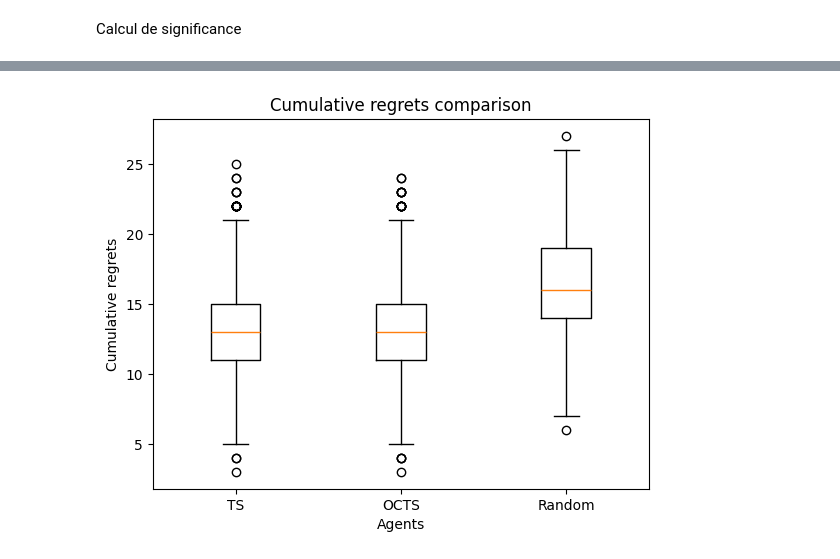
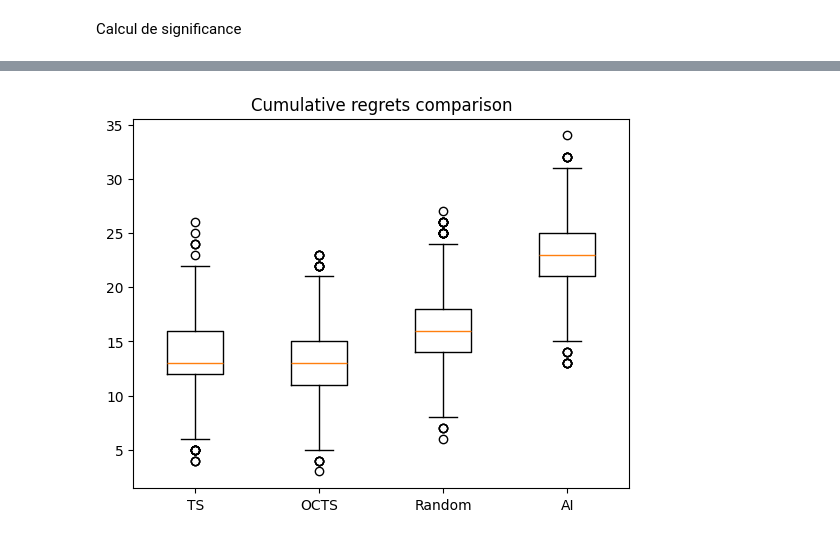
Before and after one commit to elichou/causal_simulations, a Jupyter notebook: CausalSimulationsNotebook.ipynb, the cells around one changed output, grey strips where cells are left out. Saved outputs shown, nothing was run; the diff lists cells and outputs as text; code cells hidden in the pictures.

```diff
--- a/CausalSimulationsNotebook.ipynb
+++ b/CausalSimulationsNotebook.ipynb
@@ -2638,10 +2644,10 @@ plt.show()
 # %%
-fig, axs = plt.subplots(1, 3, figsize=(20,5))
+fig, axs = plt.subplots(1, 4, figsize=(20,5))
 m = np.shape(p0)
 x = np.arange(m[1])
 
 
-for k in range(3):
+for k in range(4):
     axs[k].plot(x, locals()["p"+str(k)][0], label="P(win|not play)={}".format(0.6))
     axs[k].fill_between(x, locals()["p"+str(k)][0]-locals()["ps"+str(k)][0], locals()["p"+str(k)][0]+locals()["ps"+str(k)][0], alpha = 0.2)
     axs[k].set_title('P(play)')
@@ -2942,0 +2984,3 @@ plot_cumulative_regrets_causal_bandit()
+# %%
+ACTIONS = [("X",0),("X",1), ("Z", 0), ("Z", 1)]
+plot_prob(AIAgent, BernoulliCausalBandit, ACTIONS,  switch=0.8, reset_agent=True)
@@ -3197,14 +3246,14 @@ N = 5000
 def generate_cumulative_regrets_causal_bandit5():
     PARAMS = [0.9,0.1,0.6,0.4, 0.5, 0.9, 0.1]
     ACTIONS = [("X",0),("X",1), ("Z", 0), ("Z", 1)]
-    agents = [ TSAgent(ACTIONS), OCTSAgent(ACTIONS), Agent(ACTIONS)]#, AIBanditAgent(ACTIONS, PARAMS[4])]
+    agents = [ TSAgent(ACTIONS), OCTSAgent(ACTIONS), Agent(ACTIONS), AIAgent(ACTIONS)]#, AIBanditAgent(ACTIONS, PARAMS[4])]
     envs = [BernoulliCausalBandit(PARAMS) for i in range(len(agents))]
     regrets = [[] for i in range(len(agents))]
     final_regrets = [[] for _ in agents]  # Initialize final_regrets to store the final regret for each agent
 
     for i in tqdm(range(len(agents))):
 
-        agents = [ TSAgent(ACTIONS), OCTSAgent(ACTIONS), Agent(ACTIONS)]#, AIBanditAgent(ACTIONS, PARAMS[4])]
+        agents = [ TSAgent(ACTIONS), OCTSAgent(ACTIONS), Agent(ACTIONS), AIAgent(ACTIONS)]#, AIBanditAgent(ACTIONS, PARAMS[4])]
         current_agent = agents[i]
         current_env = envs[i]
         current_regret = []  # Initialize an empty list to store the regrets for each trial
@@ -3215,14 +3264,22 @@ def generate_cumulative_regrets_causal_bandit5():
             observation = current_env.reset()
 
             for k in range(20):
-                action = current_agent.choose_action(observation)
+                if (str(current_agent).find("AIAgent") > 0 ):
+                    action = current_agent.choose_action(observation, previous_action)
+                    previous_action = action
+                else:
+                    action = current_agent.choose_action(observation)
                 observation, reward, done, info = current_env.step({})
             #current_regret.append(current_env.regrets)
 
             for k in range(20):
-                action = current_agent.choose_action(observation)
+                if (str(current_agent).find("AIAgent") > 0 ):
+                    action = current_agent.choose_action(observation, previous_action)
+                    previous_action = action
+                else:
+                    action = current_agent.choose_action(observation)
                 observation, reward, done, info = current_env.step(action)
-            #current_regret.append(current_env.regrets)
+             #current_regret.append(current_env.regrets)
 
             # Append the final cumulative regret after 40 steps
             current_regret.append(np.sum(current_env.regrets))
@@ -3240,20 +3297,20 @@ def generate_cumulative_regrets_causal_bandit5():
 final_regrets = generate_cumulative_regrets_causal_bandit5()
 # %%
 
-flattened_final_regrets =final_regrets.reshape(3,N)
+flattened_final_regrets =final_regrets.reshape(4,N)
 
 # Les données pour chaque algorithme
 data_algo1 = flattened_final_regrets[0, :]
 data_algo2 = flattened_final_regrets[1, :]
 data_algo3 = flattened_final_regrets[2, :]
-#data_algo4 = flattened_final_regrets[3, :]
+data_algo4 = flattened_final_regrets[3, :]
 
 
 # Test de normalité (par exemple, test de Shapiro-Wilk)
 _, p1 = stats.shapiro(data_algo1)
 _, p2 = stats.shapiro(data_algo2)
 _, p3 = stats.shapiro(data_algo3)
-#_, p4 = stats.shapiro(data_algo4)
+_, p4 = stats.shapiro(data_algo4)
 
 # Si toutes les données sont normalement distribuées (p > 0.05)
 if p1 > 0.05 and p2 > 0.05 and p3 > 0.05: # and p4 > 0.05:
@@ -3261,15 +3318,15 @@ if p1 > 0.05 and p2 > 0.05 and p3 > 0.05: # and p4 > 0.05:
     f_value, p_value = stats.f_oneway(data_algo1, data_algo2, data_algo3)
     if p_value < 0.05:
         # Test post-hoc
-        all_data = np.concatenate([data_algo1, data_algo2, data_algo3])
-        groups = ['algo1']*N + ['algo2']*N + ['algo3']*N
+        all_data = np.concatenate([data_algo1, data_algo2, data_algo3, data_algo4])
+        groups = ['algo1']*N + ['algo2']*N + ['algo3']*N + ['algo4']*N
         tukey_result = pairwise_tukeyhsd(all_data, groups, alpha=0.05)
         print(tukey_result.summary())
 else:
     # Utiliser un test non-paramétrique si les données ne sont pas normales
     # Par exemple, le test de Kruskal-Wallis suivi de tests post-hoc appropriés
     #Test de Kruskal-Wallis
-    kruskal_stat, p_value = stats.kruskal(data_algo1, data_algo2, data_algo3)
+    kruskal_stat, p_value = stats.kruskal(data_algo1, data_algo2, data_algo3, data_algo4)
 
     print("Kruskal-Wallis H-statistic:", kruskal_stat)
     print("P-value:", p_value)
@@ -3295,18 +3352,18 @@ Différence significative entre le groupe 2 (p=0.0)
 Différence significative entre le groupe 3 (p=0.0)
 # %%
 # Créer un boxplot
-data_to_plot = [data_algo1, data_algo2, data_algo3]
+data_to_plot = [data_algo1, data_algo2, data_algo3, data_algo4]
 plt.boxplot(data_to_plot)
 
 plt.title('Cumulative regrets comparison')
-plt.ylabel('Cumulative regrets')
-plt.xlabel('Agents')
-plt.xticks([1, 2, 3], ['TS', 'OCTS', 'Random' ])
+#plt.ylabel('Cumulative regrets')
+#plt.xlabel('Agents')
+plt.xticks([1, 2, 3, 4], ['TS', 'OCTS', 'Random' ,'AI'])
 
 # Afficher le plot
 plt.show()
 # %% [output]
-[figure, old version]
+[figure, new version]
 # %%
 # Calcul des médianes
 median_algo1 = np.median(data_algo1)
```
Also changed, not shown: parts of 56 cells of this notebook, 2 other files.
